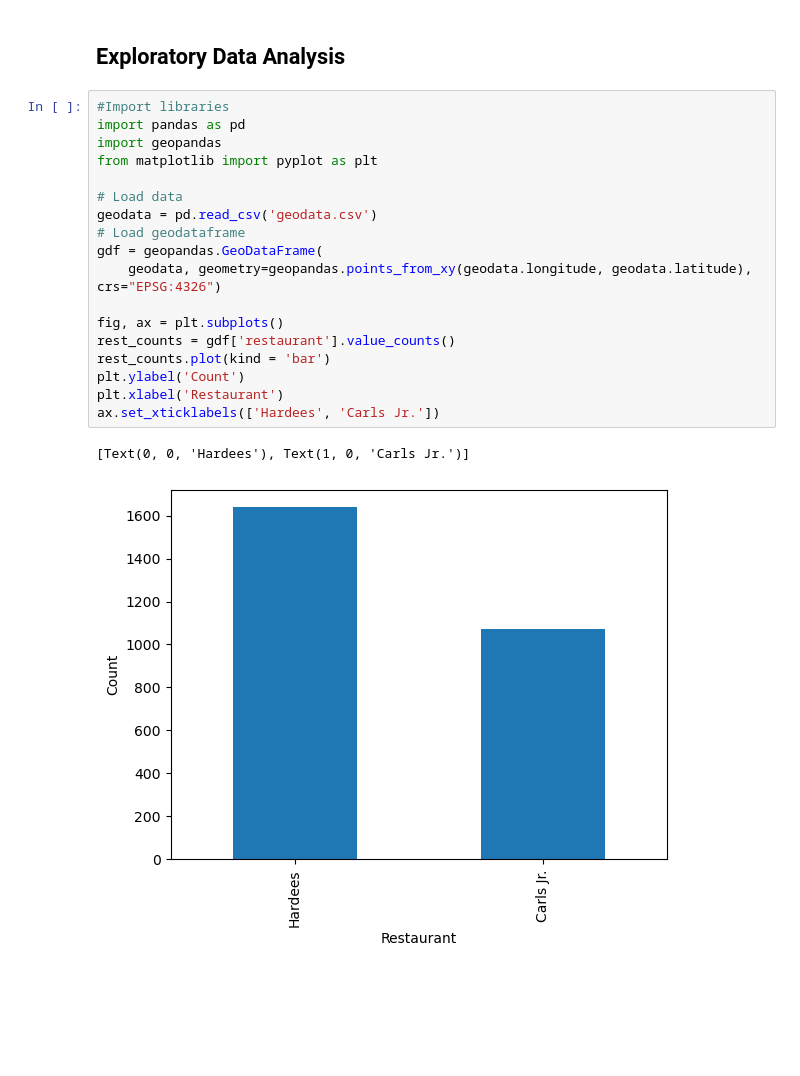
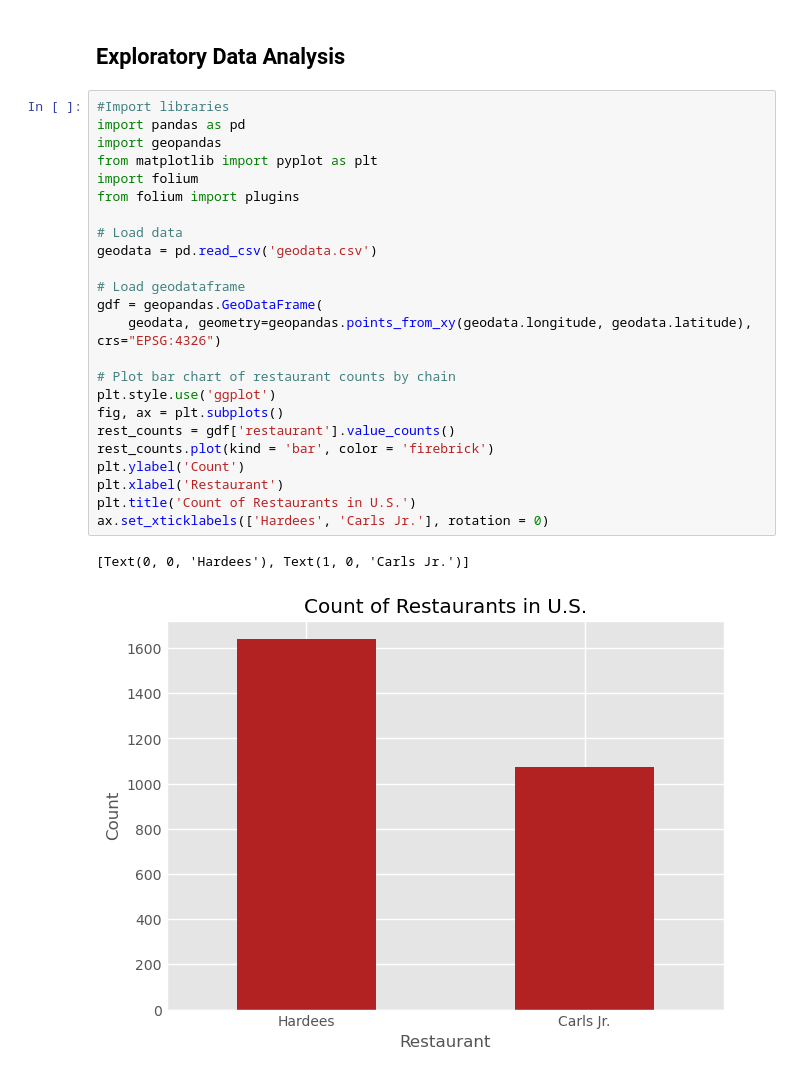
Before and after one commit to mike-keating-iv/dumb-data-hardees, a Jupyter notebook: dumb-data-hardees.ipynb, the cells around one changed output. Drawn from its saved outputs; the diff is of its cells as text; blank space fills up the shorter version.

```diff
--- a/dumb-data-hardees.ipynb
+++ b/dumb-data-hardees.ipynb
@@ -3,21 +3,27 @@
 # %%
 #Import libraries
 import pandas as pd
 import geopandas
 from matplotlib import pyplot as plt
+import folium
+from folium import plugins
 
 # Load data
 geodata = pd.read_csv('geodata.csv')
+
 # Load geodataframe
 gdf = geopandas.GeoDataFrame(
     geodata, geometry=geopandas.points_from_xy(geodata.longitude, geodata.latitude), crs="EPSG:4326")
 
+# Plot bar chart of restaurant counts by chain
+plt.style.use('ggplot')
 fig, ax = plt.subplots()
 rest_counts = gdf['restaurant'].value_counts()
-rest_counts.plot(kind = 'bar')
+rest_counts.plot(kind = 'bar', color = 'firebrick')
 plt.ylabel('Count')
 plt.xlabel('Restaurant')
-ax.set_xticklabels(['Hardees', 'Carls Jr.'])
+plt.title('Count of Restaurants in U.S.')
+ax.set_xticklabels(['Hardees', 'Carls Jr.'], rotation = 0)
 # %% [output]
 [Text(0, 0, 'Hardees'), Text(1, 0, 'Carls Jr.')]
-[figure, old version]
+[figure, new version]
```
Also changed, not shown: parts of 1 cell of this notebook, 1 other file.
